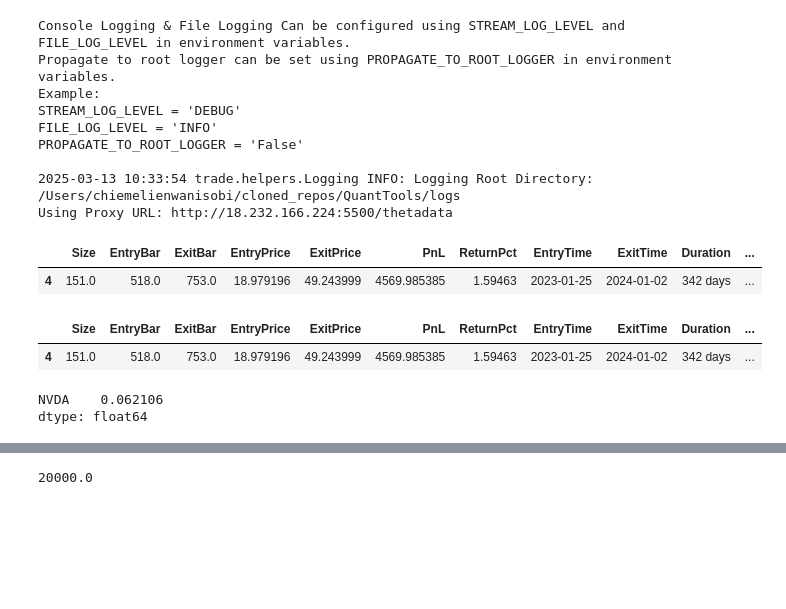
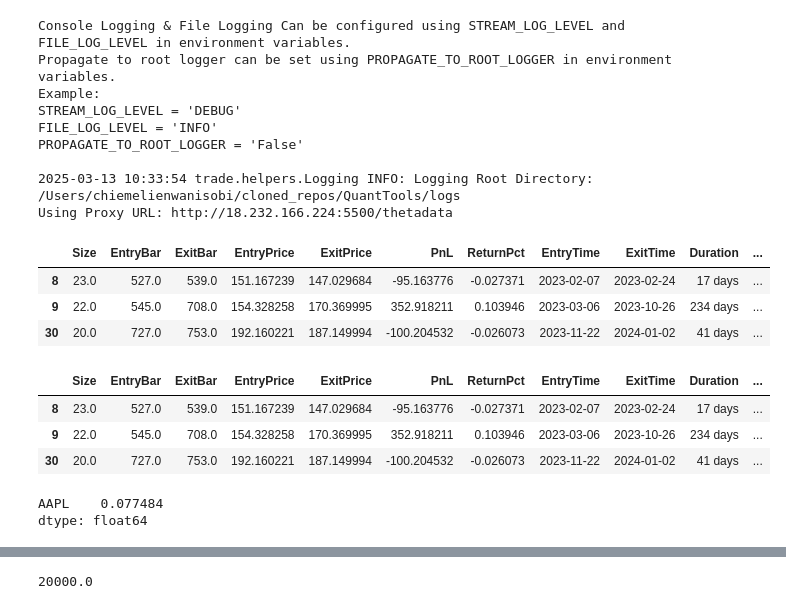
Before and after one commit to Zino-ctrlZ/QuantTools, a Jupyter notebook: EventDriven/demos/backtestClean.ipynb, the cells around one changed output, grey strips where cells are left out. Cells and saved outputs as stored; diff of their text form; code cells hidden in the pictures; blank space fills up the shorter version.

```diff
--- a/EventDriven/demos/backtestClean.ipynb
+++ b/EventDriven/demos/backtestClean.ipynb
@@ -42,22 +42,26 @@ thetadata_start = '2021-01-01'
 # %%
 import json
 pd.set_option('display.max_columns', 100)
 pd.set_option('display.max_rows', 100)
 key = 10
 with open(f'../input/profitable_weights_{key}.json', 'r') as f:
     weights = json.load(f)
 ttrades__ = pd.read_csv(f'../input/profitable_trades_{key}.csv').iloc[:, 1:]
-ttrades__ = ttrades__[ttrades__.Ticker == 'NVDA']
+ttrades__ = ttrades__[ttrades__.Ticker == 'AAPL']
 ttrades__
 # %% [output]
 |  | Size | EntryBar | ExitBar | EntryPrice | ExitPrice | PnL | ReturnPct | EntryTime | ExitTime | Duration | ... |
-| 4 | 151.0 | 518.0 | 753.0 | 18.979196 | 49.243999 | 4569.985385 | 1.59463 | 2023-01-25 | 2024-01-02 | 342 days | ... |
+| 8 | 23.0 | 527.0 | 539.0 | 151.167239 | 147.029684 | -95.163776 | -0.027371 | 2023-02-07 | 2023-02-24 | 17 days | ... |
+| 9 | 22.0 | 545.0 | 708.0 | 154.328258 | 170.369995 | 352.918211 | 0.103946 | 2023-03-06 | 2023-10-26 | 234 days | ... |
+| 30 | 20.0 | 727.0 | 753.0 | 192.160221 | 187.149994 | -100.204532 | -0.026073 | 2023-11-22 | 2024-01-02 | 41 days | ... |
 # %%
 trades_ = ttrades__.copy()
 trades_
 # %% [output]
 |  | Size | EntryBar | ExitBar | EntryPrice | ExitPrice | PnL | ReturnPct | EntryTime | ExitTime | Duration | ... |
-| 4 | 151.0 | 518.0 | 753.0 | 18.979196 | 49.243999 | 4569.985385 | 1.59463 | 2023-01-25 | 2024-01-02 | 342 days | ... |
+| 8 | 23.0 | 527.0 | 539.0 | 151.167239 | 147.029684 | -95.163776 | -0.027371 | 2023-02-07 | 2023-02-24 | 17 days | ... |
+| 9 | 22.0 | 545.0 | 708.0 | 154.328258 | 170.369995 | 352.918211 | 0.103946 | 2023-03-06 | 2023-10-26 | 234 days | ... |
+| 30 | 20.0 | 727.0 | 753.0 | 192.160221 | 187.149994 | -100.204532 | -0.026073 | 2023-11-22 | 2024-01-02 | 41 days | ... |
 # %%
 symbol_list = trades_.Ticker.unique()
 untraded_symbols = [s for s in weights.keys() if s not in trades_.Ticker.unique()]
@@ -65,7 +69,7 @@ for s in untraded_symbols:
     weights.pop(s)
 pd.Series(weights).sort_values(ascending=False)
 # %% [output]
-NVDA    0.062106
+AAPL    0.077484
 dtype: float64
 # %%
 
```
Also changed, not shown: parts of 11 cells of this notebook, 3 other files.
